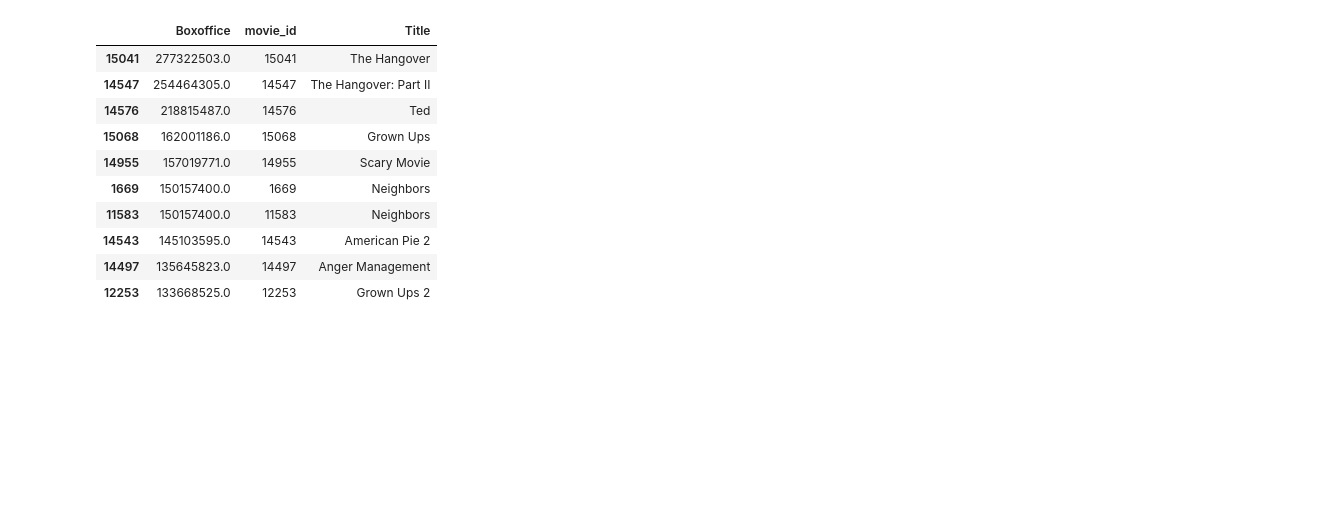
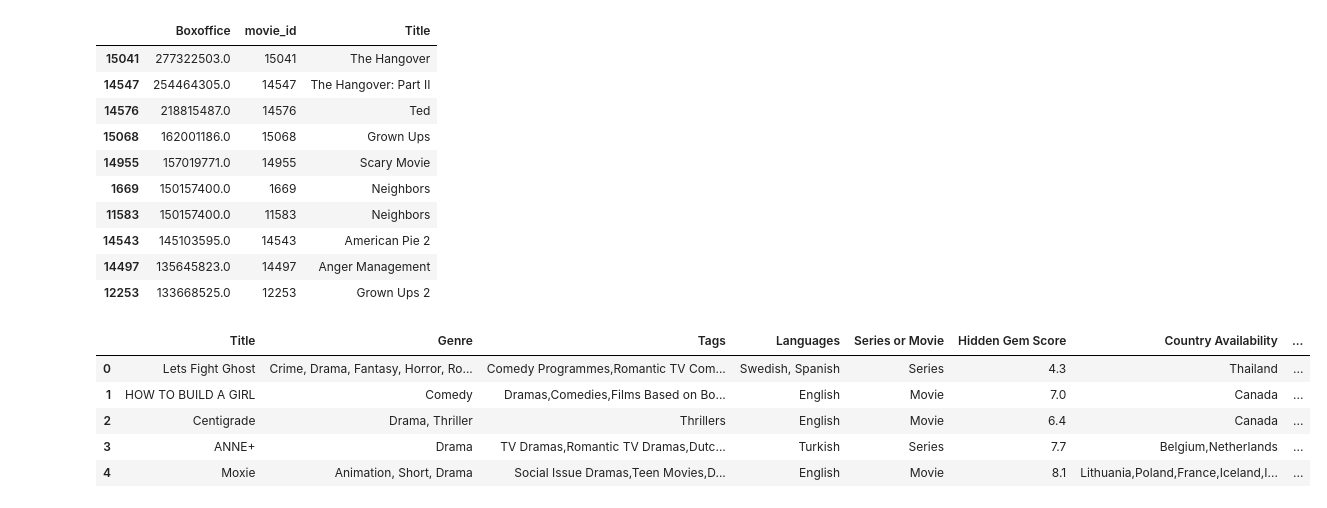
Before and after one commit to briginmis/project2-netflix, a Jupyter notebook: static/scripts/cleaning.ipynb, the cells around one changed output. Drawn from its saved outputs; the diff is of its cells as text; code cells hidden in the pictures; blank space fills up the shorter version.

```diff
--- a/static/scripts/cleaning.ipynb
+++ b/static/scripts/cleaning.ipynb
@@ -122,3 +122,14 @@ df_show
 | 14543 | 145103595.0 | 14543 | American Pie 2 |
 | 14497 | 135645823.0 | 14497 | Anger Management |
 | 12253 | 133668525.0 | 12253 | Grown Ups 2 |
+# %%
+# Movie Count released on Netflix per year
+
+df_all.head()
+# %% [output]
+|  | Title | Genre | Tags | Languages | Series or Movie | Hidden Gem Score | Country Availability | ... |
+| 0 | Lets Fight Ghost | Crime, Drama, Fantasy, Horror, Ro... | Comedy Programmes,Romantic TV Com... | Swedish, Spanish | Series | 4.3 | Thailand | ... |
+| 1 | HOW TO BUILD A GIRL | Comedy | Dramas,Comedies,Films Based on Bo... | English | Movie | 7.0 | Canada | ... |
+| 2 | Centigrade | Drama, Thriller | Thrillers | English | Movie | 6.4 | Canada | ... |
+| 3 | ANNE+ | Drama | TV Dramas,Romantic TV Dramas,Dutc... | Turkish | Series | 7.7 | Belgium,Netherlands | ... |
+| 4 | Moxie | Animation, Short, Drama | Social Issue Dramas,Teen Movies,D... | English | Movie | 8.1 | Lithuania,Poland,France,Iceland,I... | ... |
```
Also changed, not shown: parts of 6 cells of this notebook, 4 other files.
